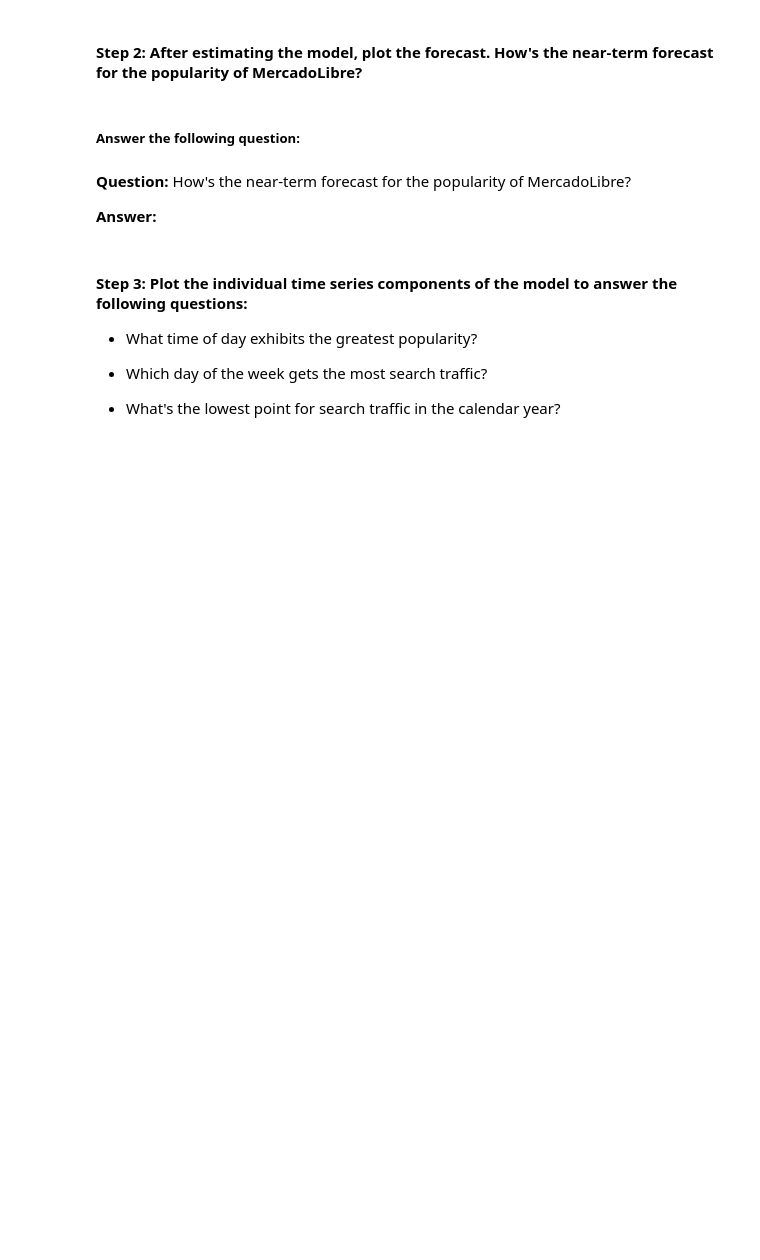
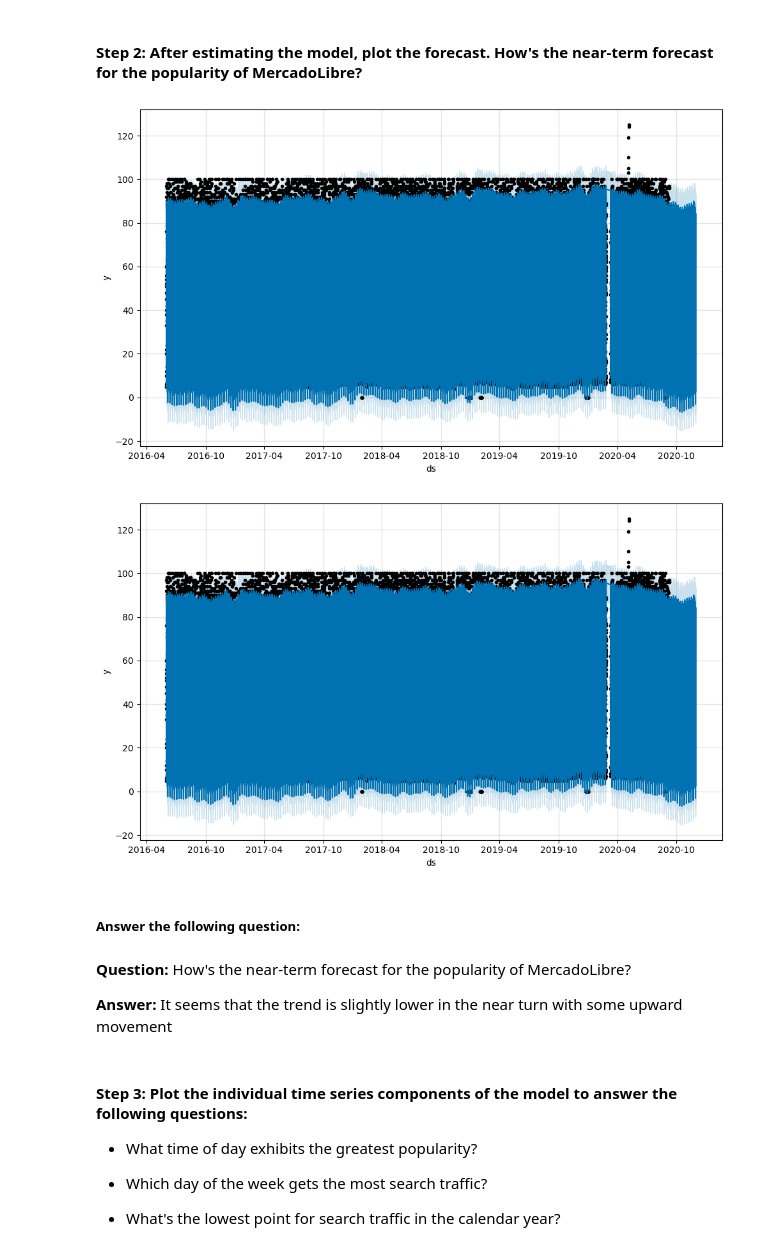
Before and after one commit to ehxewri/prophet-challenge, a Jupyter notebook: forecasting_net_prophet (2).ipynb, the cells around one changed output. Saved outputs shown, nothing was run; the diff lists cells and outputs as text; code cells hidden in the pictures; blank space fills up the shorter version.

```diff
--- a/forecasting_net_prophet (2).ipynb
+++ b/forecasting_net_prophet (2).ipynb
@@ -546,5 +542,5 @@ model
 <prophet.forecaster.Prophet at 0x...>
 # %%
 # Fit the time-series model.
-model.fit(df_mercado_trends_reset)
+model.fit(df_mercado_trends)
 # %% [output]
@@ -576,6 +565,6 @@ future.tail()
 # %%
 # Make the predictions for the trend data using the future_mercado_trends DataFrame
 
-forcast = model.predict(future)
+forecast_mercado_trends = model.predict(future)
 # Display the first five rows of the forecast_mercado_trends DataFrame
-forcast.head()
+forecast_mercado_trends.head()
@@ -583,13 +580,16 @@ forcast.head()
 #### Step 2: After estimating the model, plot the forecast. How's the near-term forecast for the popularity of MercadoLibre?
 # %%
 # Plot the Prophet predictions for the Mercado trends data
-model.plot(forcast)
+model.plot(forecast_mercado_trends)
+# %% [output]
+[figure, added]
+[figure, added]
 # %% [markdown]
 ##### Answer the following question:
 # %% [markdown]
 **Question:**  How's the near-term forecast for the popularity of MercadoLibre?
 
-**Answer:**
+**Answer:** It seems that the trend is slightly lower in the near turn with some upward movement
 # %% [markdown]
 #### Step 3: Plot the individual time series components of the model to answer the following questions:
 
```
Also changed, not shown: parts of 15 cells of this notebook.
